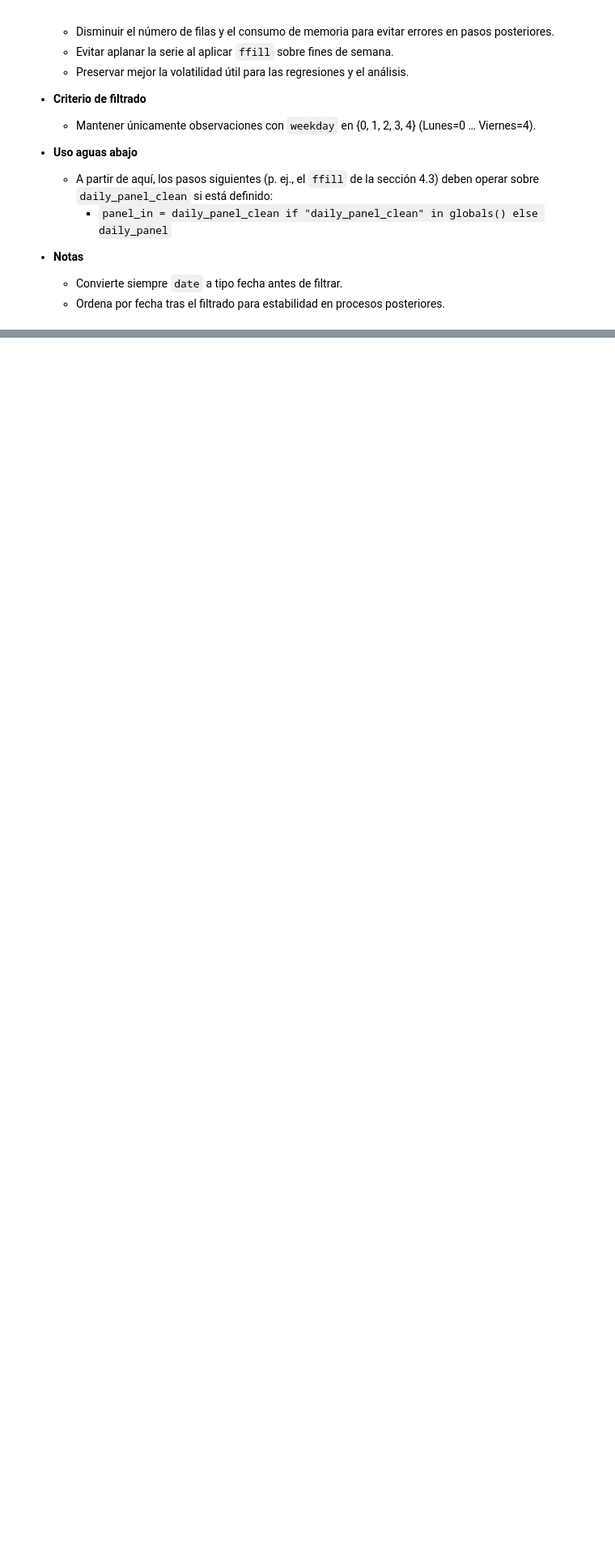
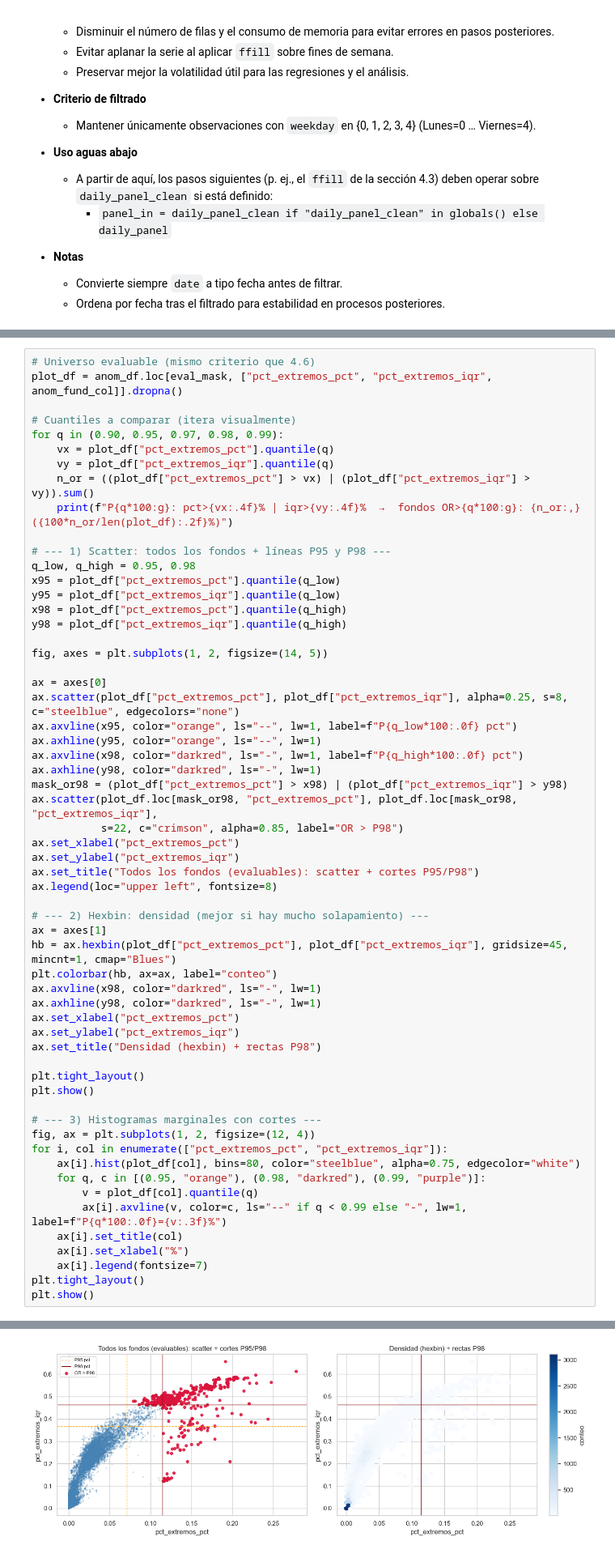
Before and after one commit to Romequinco/TAREA_SUPERVISED_LEARNIGN_-AND_DATA_PREPROCESSING, a Jupyter notebook: FONDO.ipynb, the cells around one changed output, grey strips where cells are left out. Shown at 81% size. Saved outputs shown, nothing was run; the diff lists cells and outputs as text; blank space fills up the shorter version.

```diff
--- a/FONDO.ipynb
+++ b/FONDO.ipynb
@@ -2537,0 +2655,60 @@ Métricas empleadas
+# %%
+# Universo evaluable (mismo criterio que 4.6)
+plot_df = anom_df.loc[eval_mask, ["pct_extremos_pct", "pct_extremos_iqr", anom_fund_col]].dropna()
+
+# Cuantiles a comparar (itera visualmente)
+for q in (0.90, 0.95, 0.97, 0.98, 0.99):
+    vx = plot_df["pct_extremos_pct"].quantile(q)
+    vy = plot_df["pct_extremos_iqr"].quantile(q)
+    n_or = ((plot_df["pct_extremos_pct"] > vx) | (plot_df["pct_extremos_iqr"] > vy)).sum()
+    print(f"P{q*100:g}: pct>{vx:.4f}% | iqr>{vy:.4f}%  →  fondos OR>{q*100:g}: {n_or:,} ({100*n_or/len(plot_df):.2f}%)")
+
+# --- 1) Scatter: todos los fondos + líneas P95 y P98 ---
+q_low, q_high = 0.95, 0.98
+x95 = plot_df["pct_extremos_pct"].quantile(q_low)
+y95 = plot_df["pct_extremos_iqr"].quantile(q_low)
+x98 = plot_df["pct_extremos_pct"].quantile(q_high)
+y98 = plot_df["pct_extremos_iqr"].quantile(q_high)
+
+fig, axes = plt.subplots(1, 2, figsize=(14, 5))
+
+ax = axes[0]
+ax.scatter(plot_df["pct_extremos_pct"], plot_df["pct_extremos_iqr"], alpha=0.25, s=8, c="steelblue", edgecolors="none")
+ax.axvline(x95, color="orange", ls="--", lw=1, label=f"P{q_low*100:.0f} pct")
+ax.axhline(y95, color="orange", ls="--", lw=1)
+ax.axvline(x98, color="darkred", ls="-", lw=1, label=f"P{q_high*100:.0f} pct")
+ax.axhline(y98, color="darkred", ls="-", lw=1)
+mask_or98 = (plot_df["pct_extremos_pct"] > x98) | (plot_df["pct_extremos_iqr"] > y98)
+ax.scatter(plot_df.loc[mask_or98, "pct_extremos_pct"], plot_df.loc[mask_or98, "pct_extremos_iqr"],
+           s=22, c="crimson", alpha=0.85, label="OR > P98")
+ax.set_xlabel("pct_extremos_pct")
+ax.set_ylabel("pct_extremos_iqr")
+ax.set_title("Todos los fondos (evaluables): scatter + cortes P95/P98")
+ax.legend(loc="upper left", fontsize=8)
+
+# --- 2) Hexbin: densidad (mejor si hay mucho solapamiento) ---
+ax = axes[1]
+hb = ax.hexbin(plot_df["pct_extremos_pct"], plot_df["pct_extremos_iqr"], gridsize=45, mincnt=1, cmap="Blues")
+plt.colorbar(hb, ax=ax, label="conteo")
+ax.axvline(x98, color="darkred", ls="-", lw=1)
+ax.axhline(y98, color="darkred", ls="-", lw=1)
+ax.set_xlabel("pct_extremos_pct")
+ax.set_ylabel("pct_extremos_iqr")
+ax.set_title("Densidad (hexbin) + rectas P98")
+
+plt.tight_layout()
+plt.show()
+
+# --- 3) Histogramas marginales con cortes ---
+fig, ax = plt.subplots(1, 2, figsize=(12, 4))
+for i, col in enumerate(["pct_extremos_pct", "pct_extremos_iqr"]):
+    ax[i].hist(plot_df[col], bins=80, color="steelblue", alpha=0.75, edgecolor="white")
+    for q, c in [(0.95, "orange"), (0.98, "darkred"), (0.99, "purple")]:
+        v = plot_df[col].quantile(q)
+        ax[i].axvline(v, color=c, ls="--" if q < 0.99 else "-", lw=1, label=f"P{q*100:.0f}={v:.3f}%")
+    ax[i].set_title(col)
+    ax[i].set_xlabel("%")
+    ax[i].legend(fontsize=7)
+plt.tight_layout()
+plt.show()
+# %% [output]
@@ -2537,0 +2720 @@ Métricas empleadas
+[figure, added]
```
Also changed, not shown: parts of 25 cells of this notebook.
